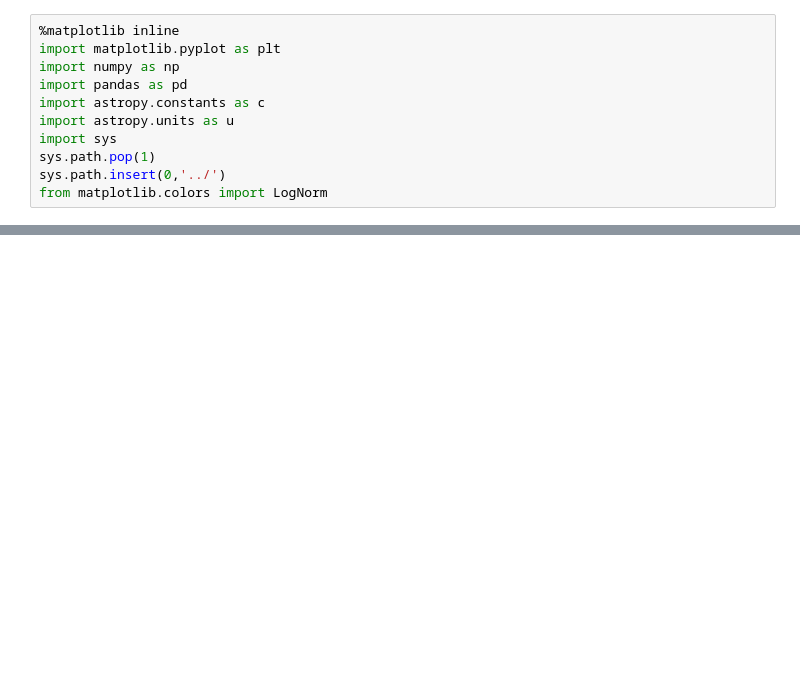
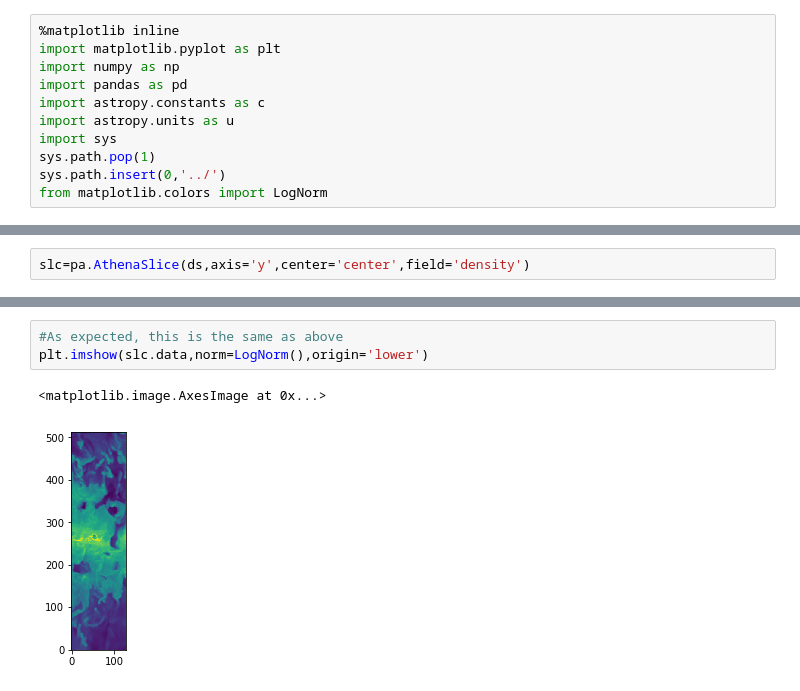
Before and after one commit to changgoo/pyathena, a Jupyter notebook: notebook/vtk_analysis.ipynb, the cells around one changed output, grey strips where cells are left out. Drawn from its saved outputs; the diff is of its cells as text; blank space fills up the shorter version.

```diff
--- a/notebook/vtk_analysis.ipynb
+++ b/notebook/vtk_analysis.ipynb
@@ -92,0 +288,2 @@ plt.ylim(0,5)
+# %%
+slc=pa.AthenaSlice(ds,axis='y',center='center',field='density')
@@ -92,0 +299,6 @@ plt.ylim(0,5)
+# %%
+#As expected, this is the same as above
+plt.imshow(slc.data,norm=LogNorm(),origin='lower')
+# %% [output]
+<matplotlib.image.AxesImage at 0x...>
+[figure, added]
```
Also changed, not shown: parts of 83 cells of this notebook.
